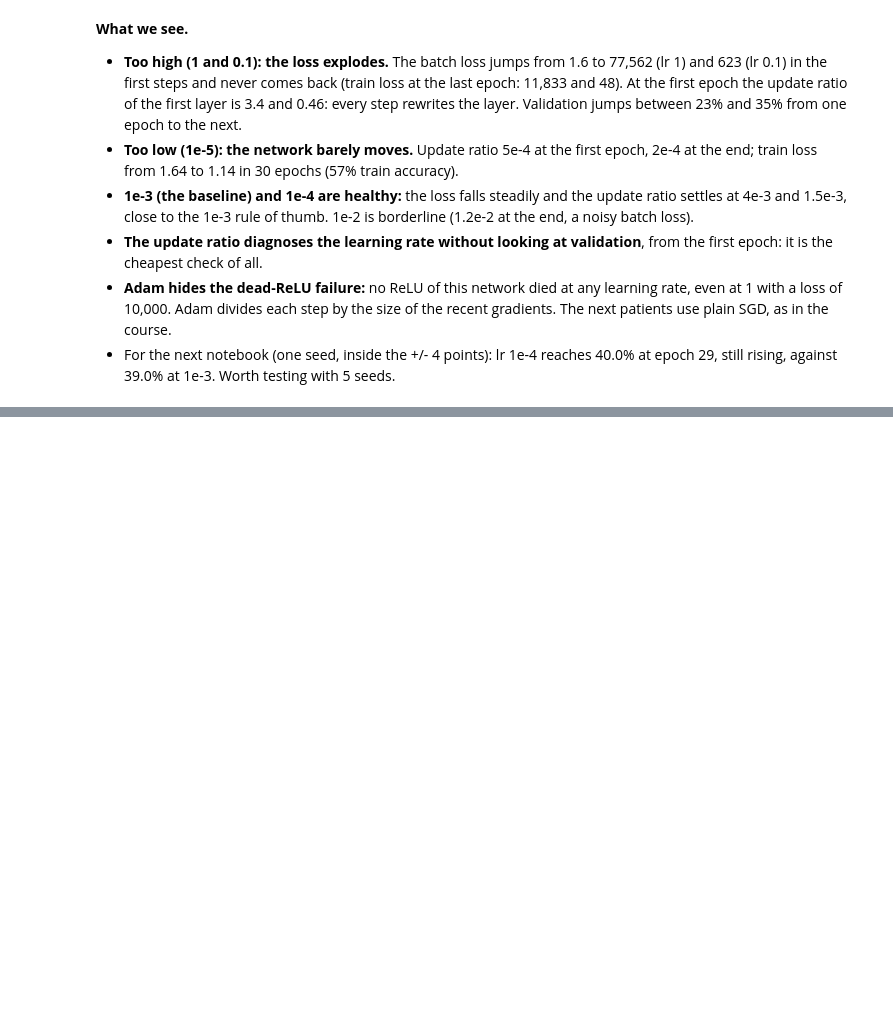
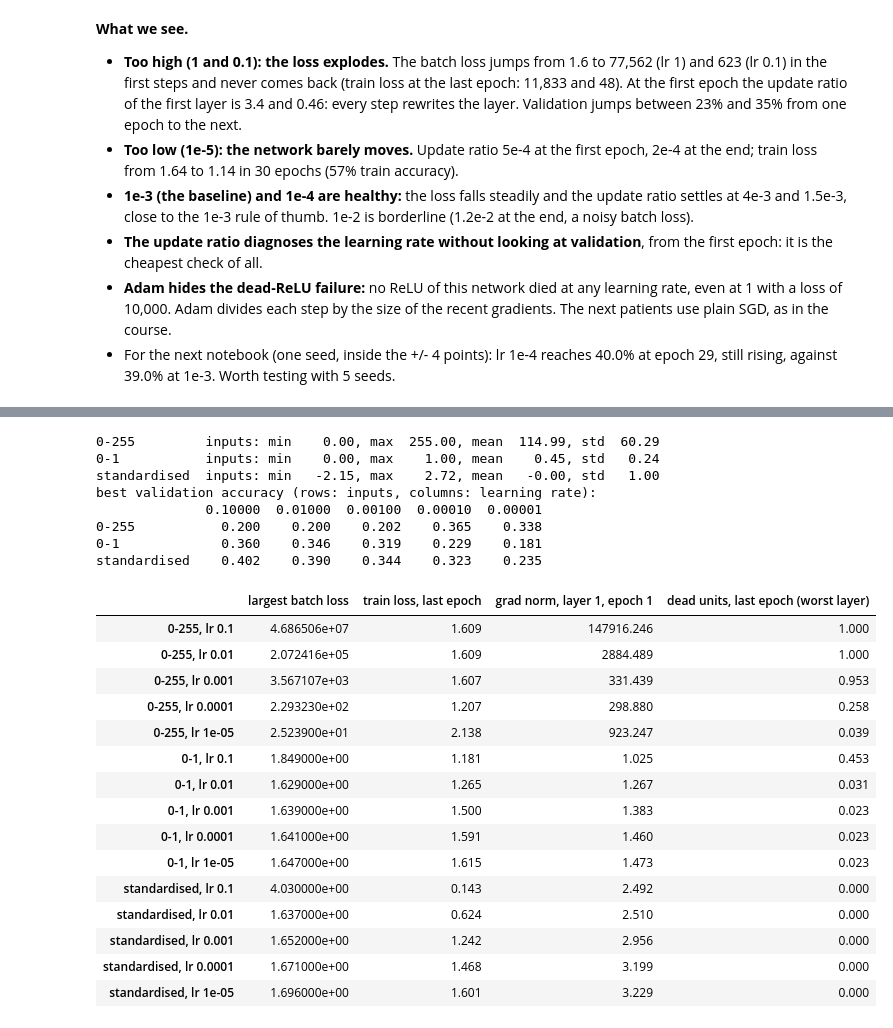
Before and after one commit to Xenodion/deep-learning-project-waerniers-lamy, a Jupyter notebook: src/deep_learning_project_waerniers_lamy_mahieddine/vision/P12_training_doctor.ipynb, the cells around one changed output, grey strips where cells are left out. Saved outputs shown, nothing was run; the diff lists cells and outputs as text; code cells hidden in the pictures; blank space fills up the shorter version.

```diff
--- a/src/deep_learning_project_waerniers_lamy_mahieddine/vision/P12_training_doctor.ipynb
+++ b/src/deep_learning_project_waerniers_lamy_mahieddine/vision/P12_training_doctor.ipynb
@@ -194,0 +203,45 @@ plt.show()
+# %%
+mean = torch.tensor(data["mean"]).repeat(32 * 32)  # a flat row is pixel after pixel, 3 channels each
+std = torch.tensor(data["std"]).repeat(32 * 32)
+pixels_0_1 = {k: data[k] * std + mean for k in ["X_train", "X_val"]}  # undo the standardisation
+inputs = {
+    "0-255": dict(data, **{k: x * 255 for k, x in pixels_0_1.items()}),
+    "0-1": dict(data, **pixels_0_1),
+    "standardised": data,
+}
+for name, d in inputs.items():
+    x = d["X_train"]
+    print(f"{name:13s} inputs: min {x.min().item():7.2f}, max {x.max().item():7.2f}, mean {x.mean().item():7.2f}, std {x.std().item():6.2f}")
+
+SGD_RATES = [1e-1, 1e-2, 1e-3, 1e-4, 1e-5]
+input_runs = {(name, lr): train(mlp(hidden=[128]), d, lr=lr, optimizer="sgd") for name, d in inputs.items() for lr in SGD_RATES}
+rows = table({f"{name}, lr {lr:g}": r for (name, lr), r in input_runs.items()})
+print("best validation accuracy (rows: inputs, columns: learning rate):")
+best = pd.DataFrame({lr: {name: input_runs[(name, lr)]["best_val_acc"] for name in inputs} for lr in SGD_RATES})
+print(best.round(3))
+rows[["largest batch loss", "train loss, last epoch", "grad norm, layer 1, epoch 1", "dead units, last epoch (worst layer)"]].round(3)
+# %% [output]
+0-255         inputs: min    0.00, max  255.00, mean  114.99, std  60.29
+0-1           inputs: min    0.00, max    1.00, mean    0.45, std   0.24
+standardised  inputs: min   -2.15, max    2.72, mean   -0.00, std   1.00
+best validation accuracy (rows: inputs, columns: learning rate):
+              0.10000  0.01000  0.00100  0.00010  0.00001
+0-255           0.200    0.200    0.202    0.365    0.338
+0-1             0.360    0.346    0.319    0.229    0.181
+standardised    0.402    0.390    0.344    0.323    0.235
+|  | largest batch loss | train loss, last epoch | grad norm, layer 1, epoch 1 | dead units, last epoch (worst layer) |
+| 0-255, lr 0.1 | 4.686506e+07 | 1.609 | 147916.246 | 1.000 |
+| 0-255, lr 0.01 | 2.072416e+05 | 1.609 | 2884.489 | 1.000 |
+| 0-255, lr 0.001 | 3.567107e+03 | 1.607 | 331.439 | 0.953 |
+| 0-255, lr 0.0001 | 2.293230e+02 | 1.207 | 298.880 | 0.258 |
+| 0-255, lr 1e-05 | 2.523900e+01 | 2.138 | 923.247 | 0.039 |
+| 0-1, lr 0.1 | 1.849000e+00 | 1.181 | 1.025 | 0.453 |
+| 0-1, lr 0.01 | 1.629000e+00 | 1.265 | 1.267 | 0.031 |
+| 0-1, lr 0.001 | 1.639000e+00 | 1.500 | 1.383 | 0.023 |
+| 0-1, lr 0.0001 | 1.641000e+00 | 1.591 | 1.460 | 0.023 |
+| 0-1, lr 1e-05 | 1.647000e+00 | 1.615 | 1.473 | 0.023 |
+| standardised, lr 0.1 | 4.030000e+00 | 0.143 | 2.492 | 0.000 |
+| standardised, lr 0.01 | 1.637000e+00 | 0.624 | 2.510 | 0.000 |
+| standardised, lr 0.001 | 1.652000e+00 | 1.242 | 2.956 | 0.000 |
+| standardised, lr 0.0001 | 1.671000e+00 | 1.468 | 3.199 | 0.000 |
+| standardised, lr 1e-05 | 1.696000e+00 | 1.601 | 3.229 | 0.000 |
```
Also changed, not shown: parts of 5 cells of this notebook.
